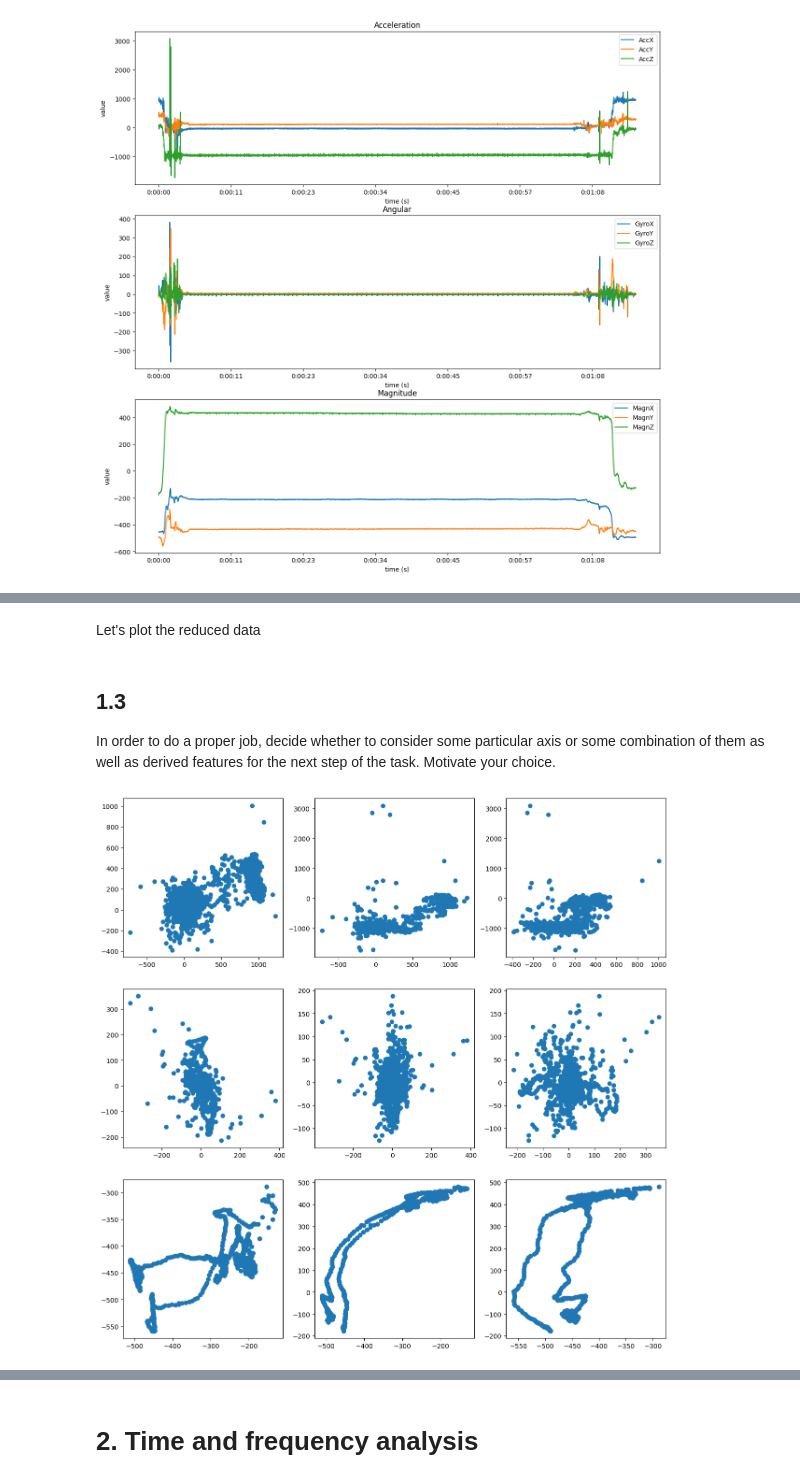
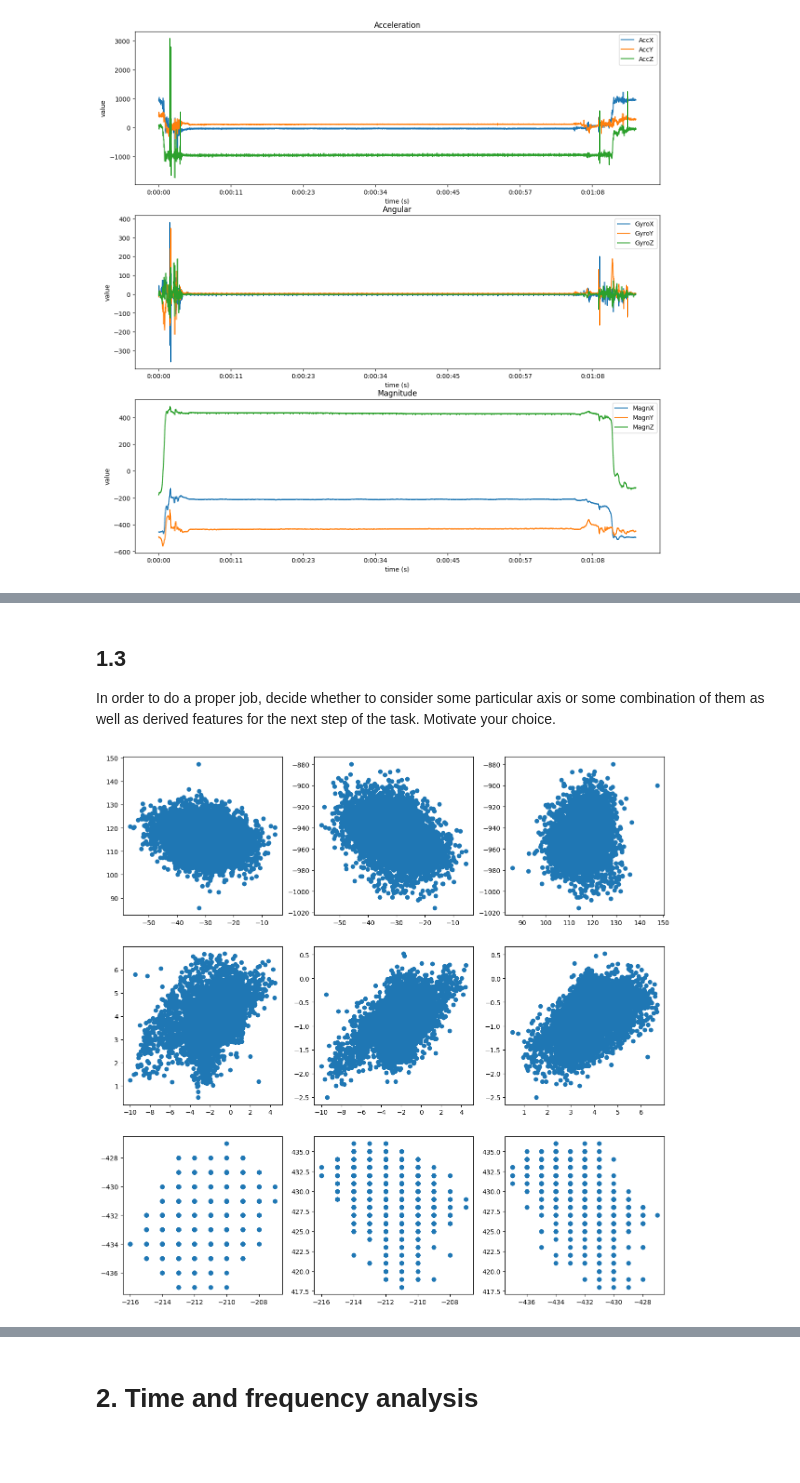
Before and after one commit to anaisbattut/ProjectHEART, a Jupyter notebook: Project.ipynb, the cells around one changed output, grey strips where cells are left out. Cells and saved outputs as stored; diff of their text form; code cells hidden in the pictures; blank space fills up the shorter version.

Commit message:
data reduction

```diff
--- a/Project.ipynb
+++ b/Project.ipynb
@@ -229,7 +229,7 @@ According to the major ticks, the variations are not present from 0:00:11 to 0:0
 # %%
-#Let's find the index for the time 0:00:11 and 0:00:57
+#Let's find the index for the time 0:00:11 and 0:00:62
 t_search_min = t_min + timedelta(seconds=11)
-t_search_max = t_max + timedelta(seconds=57)
+t_search_max = t_min + timedelta(seconds=62)
 
 #From datetime -> to timestamp
 ts_min = datetime.timestamp(t_search_min)
@@ -239,11 +237,12 @@ Are t_min and ts_min equal True
 # %%
 #We reduce the data
-data = data[(data["Timestamp"] >= ts_min) & (data["Timestamp"] <= ts_max)]
+data_r = data[(data["Timestamp"] >= ts_min) & (data["Timestamp"] <= ts_max)]
 #we check if the data start at the right time
-t_min = data['Timestamp'].min()
-t_max = data['Timestamp'].max()
+t_min = data_r['Timestamp'].min()
+t_max = data_r['Timestamp'].max()
 print("Are t_min and ts_min equal", np.allclose(ts_min, t_min))
 print("Are t_max and ts_max equal", np.allclose(ts_max, t_max))
+data_r
 # %% [output]
 Are t_min and ts_min equal True
 Are t_max and ts_max equal True
@@ -286,23 +294,21 @@ KeyError: 0.0
-# %% [markdown]
-Let's plot the reduced data
 # %% [markdown]
 ## 1.3
 In order to do a proper job, decide whether to consider some particular axis or some combination of them as well as derived features for the next step of the task. Motivate your choice.
 # %%
 #First, let's see if there is any correlation between x, y , z of each values
-data_acc = data.iloc[:, 1:4]
-data_gyro = data.iloc[:, 4:7]
-data_magn = data.iloc[:, 7:10]
+data_acc = data_r.iloc[:, 1:4]
+data_gyro = data_r.iloc[:, 4:7]
+data_magn = data_r.iloc[:, 7:10]
 
 #Correlation between x, y, z of acceleration
 fig, axs = plt.subplots(3,3, figsize=(15, 15))
 def plot_corr(data_, line):
     axs[line, 0].scatter(data_.iloc[:,0], data_.iloc[:,1])
     axs[line, 1].scatter(data_.iloc[:,0], data_.iloc[:,2])
     axs[line, 2].scatter(data_.iloc[:,1], data_.iloc[:,2])
 
 plot_corr(data_acc, 0)
 plot_corr(data_gyro, 1)
 plot_corr(data_magn, 2)
 # %% [output]
-[figure, old version]
+[figure, new version]
```
Also changed, not shown: parts of 5 cells of this notebook.
